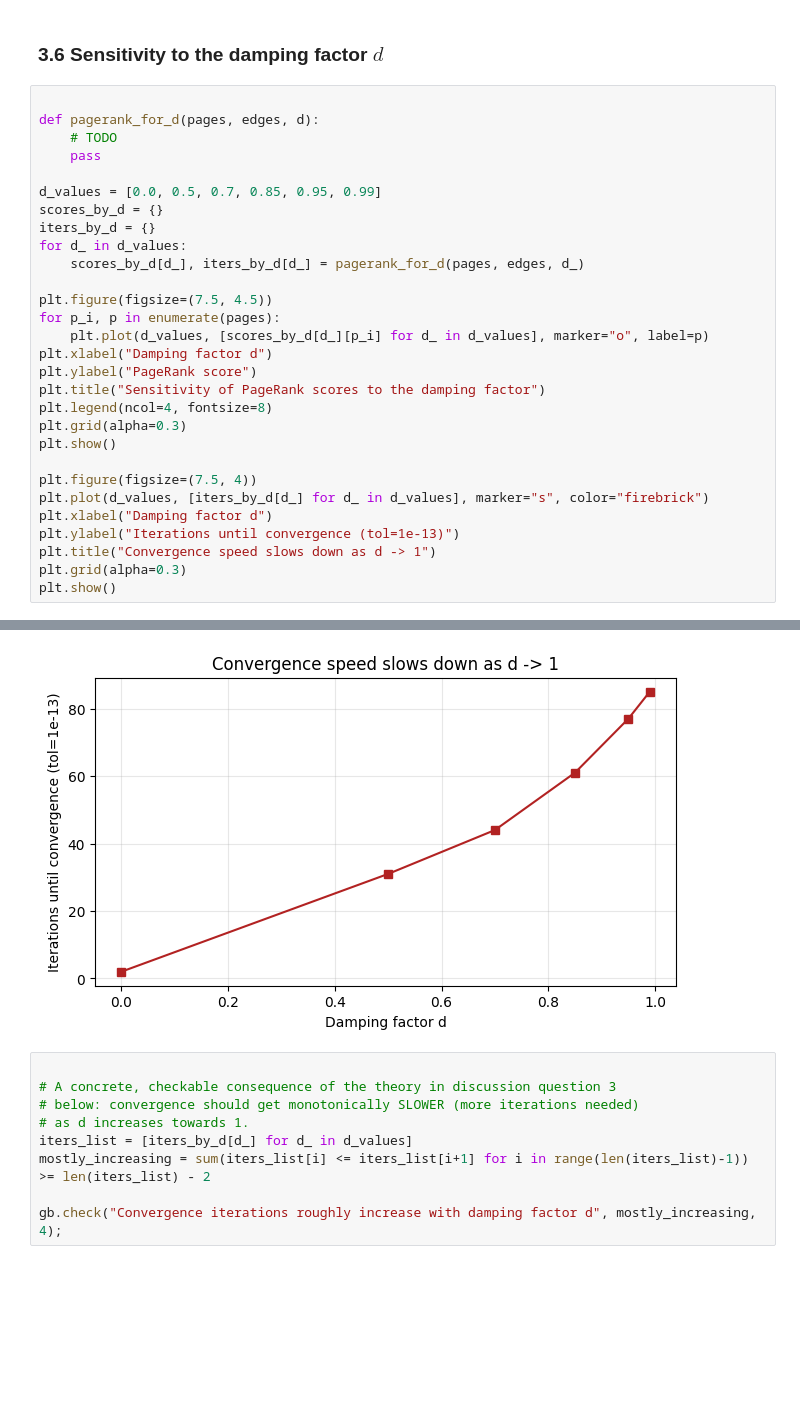
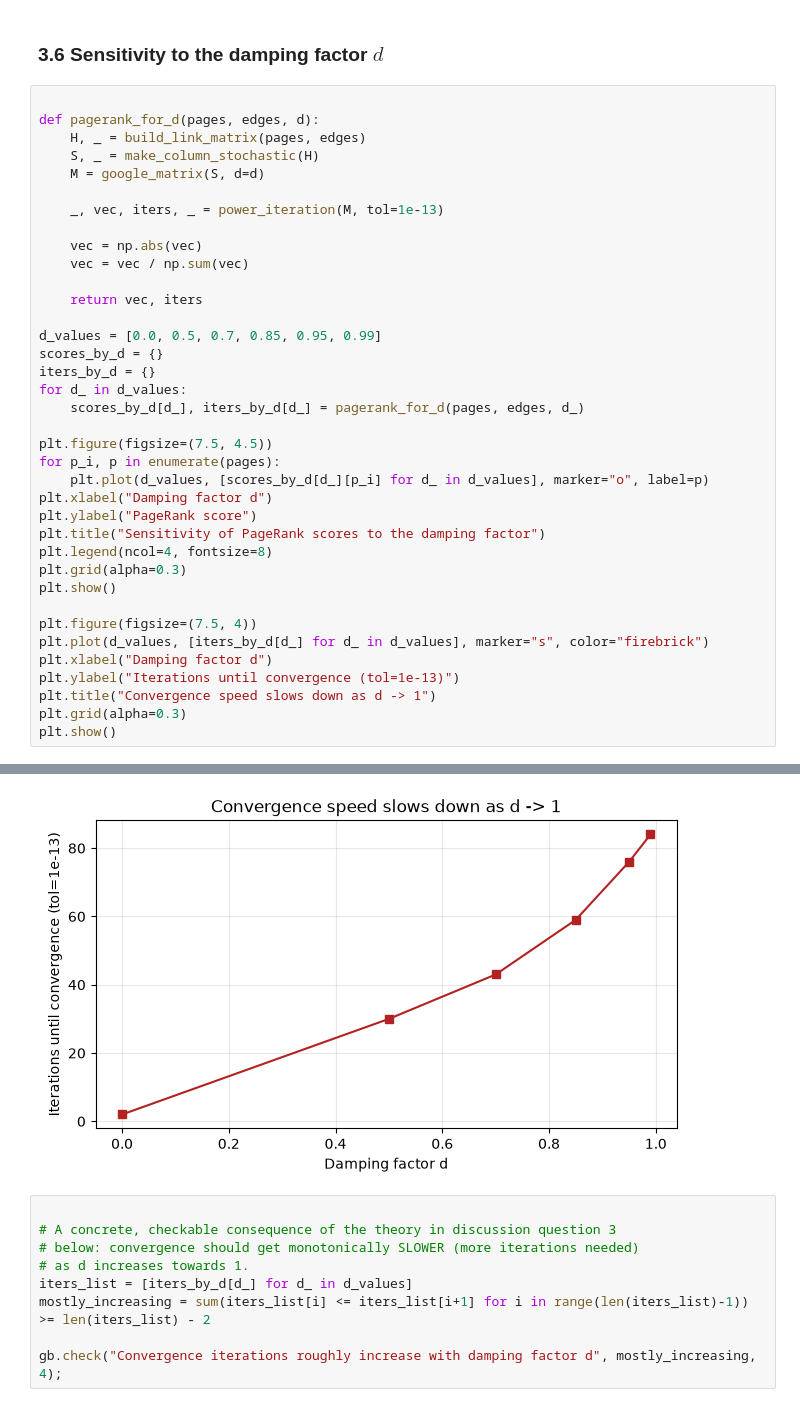
Before and after one commit to shayan24soley85/Linear_Algebra_Projects, a Jupyter notebook: 1/LA-Project1.ipynb, the cells around one changed output, grey strips where cells are left out. Saved outputs shown, nothing was run; the diff lists cells and outputs as text; blank space fills up the shorter version.

```diff
--- a/1/LA-Project1.ipynb
+++ b/1/LA-Project1.ipynb
@@ -1088,8 +1088,16 @@ G     0.0244          0.0214            -0.0030
 # %%
 
 def pagerank_for_d(pages, edges, d):
-    # TODO
-    pass
+    H, _ = build_link_matrix(pages, edges)
+    S, _ = make_column_stochastic(H)
+    M = google_matrix(S, d=d)
+
+    _, vec, iters, _ = power_iteration(M, tol=1e-13)
+
+    vec = np.abs(vec)
+    vec = vec / np.sum(vec)
+
+    return vec, iters
 
 d_values = [0.0, 0.5, 0.7, 0.85, 0.95, 0.99]
 scores_by_d = {}
@@ -1119,4 +1127,4 @@ plt.show()
-[figure, old version]
+[figure, new version]
 # %%
 
 # A concrete, checkable consequence of the theory in discussion question 3
```
Also changed, not shown: parts of 2 cells of this notebook.
